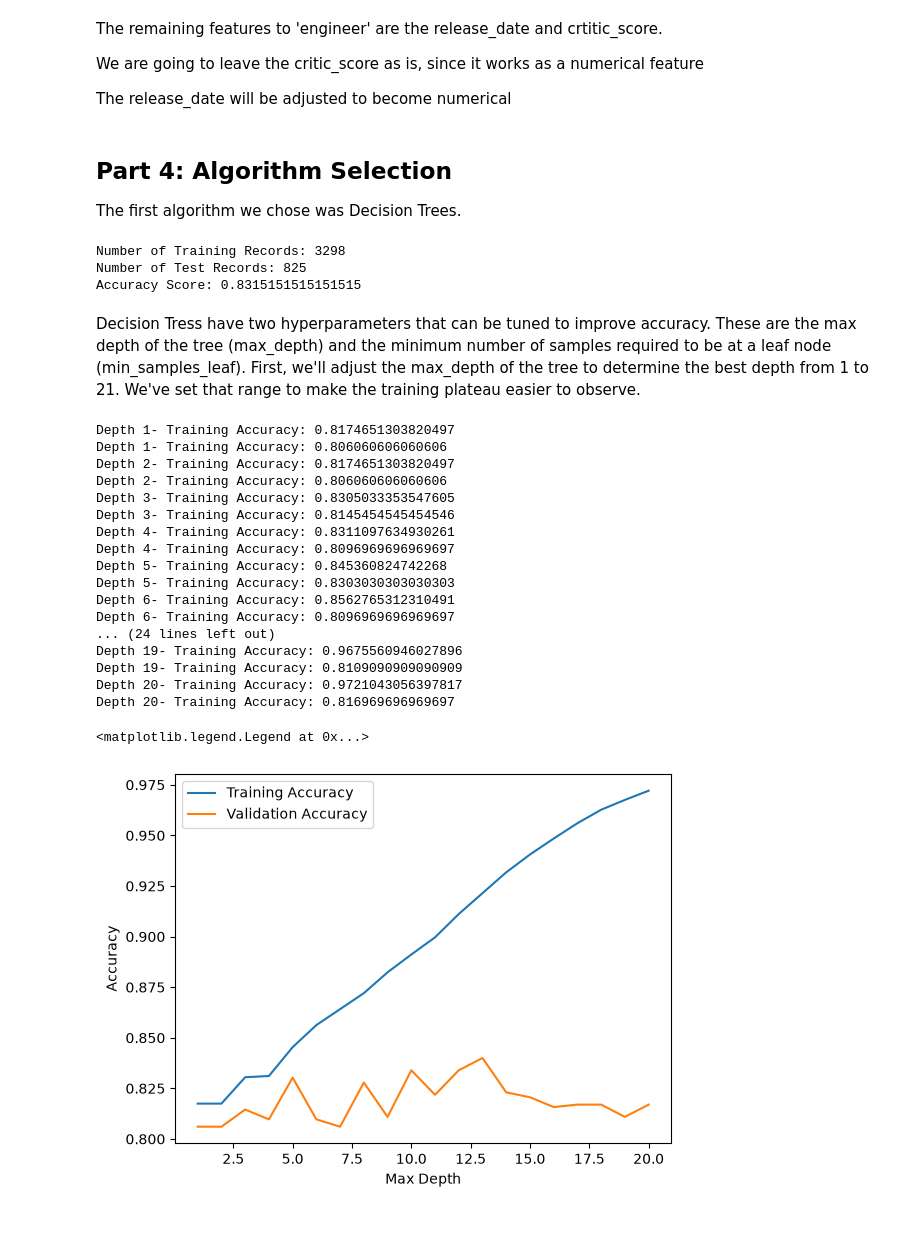
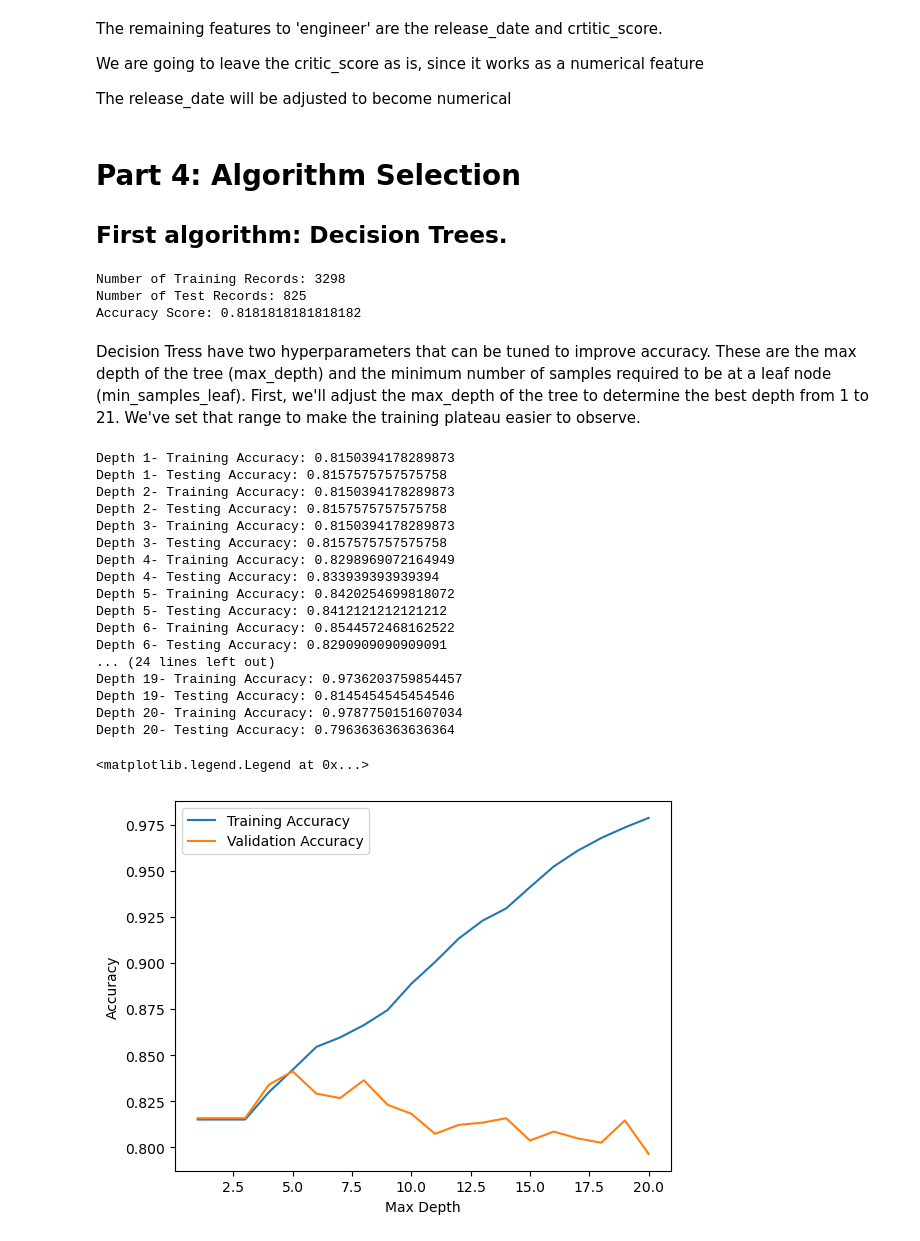
Before and after one commit to CarlosOlvera05/ML-Course-Project, a Jupyter notebook: MLProject.ipynb, the cells around one changed output. Drawn from its saved outputs; the diff is of its cells as text; code cells hidden in the pictures.

Commit message:
Did parts 4,5,6

```diff
--- a/MLProject.ipynb
+++ b/MLProject.ipynb
@@ -352,22 +354,32 @@ videogame_df["release_year"] = videogame_df["release_date"].dt.year
 # Drop the original release_date column
 videogame_df = videogame_df.drop(columns=["release_date"])
 # %% [markdown]
-## Part 4: Algorithm Selection
-The first algorithm we chose was Decision Trees.
+# Part 4: Algorithm Selection
+## First algorithm: Decision Trees.
 # %%
 # Title must be dropped for training
 videogame_labels = videogame_df['label_highselling']
 videogame_features = videogame_df.drop(columns=['label_highselling','title'])
 
 # We use the 80-20 split to separate our data into training and test sets.
-X_train, X_test, y_train, y_test = train_test_split(videogame_features, videogame_labels, test_size=0.2, train_size=0.8)
+X_train, X_test, y_train, y_test = train_test_split(
+    videogame_features,
+    videogame_labels,
+    test_size=0.2,
+    random_state=42,
+    stratify=videogame_labels
+)
 
 # Verify the number of records in each.
 print("Number of Training Records: " + str(len(X_train)))
 print("Number of Test Records: " + str(len(X_test)))
 
 # We can use the sci-kit learn DecisionTreeClassifier. We can then keep track of its accuracy.
-decision_tree = DecisionTreeClassifier(criterion='entropy', max_depth=10)
+decision_tree = DecisionTreeClassifier(
+    criterion="entropy",
+    max_depth=10,
+    random_state=42
+)
 decision_tree.fit(X_train, y_train)
 
 prediction = decision_tree.predict(X_test)
@@ -376,55 +388,59 @@ print("Accuracy Score: " + str(accuracy))
 # %% [output]
 Number of Training Records: 3298
 Number of Test Records: 825
-Accuracy Score: 0.8315151515151515
+Accuracy Score: 0.8181818181818182
 # %% [markdown]
 Decision Tress have two hyperparameters that can be tuned to improve accuracy. These are the max depth of the tree (max_depth) and the minimum number of samples required to be at a leaf node (min_samples_leaf). First, we'll adjust the max_depth of the tree to determine the best depth from 1 to 21. We've set that range to make the training plateau easier to observe.
 # %%
 training_accuracies = []
 testing_accuracies = []
 
 for depth in range(1, 21):
-    decision_tree = DecisionTreeClassifier(criterion='entropy', max_depth=depth)
+    decision_tree = DecisionTreeClassifier(
+    criterion="entropy",
+    max_depth=depth,
+    random_state=42
+    )
     decision_tree.fit(X_train, y_train)
 
     training_prediction = decision_tree.predict(X_train)
     training_accuracy = accuracy_score(y_train, training_prediction)
     training_accuracies.append(training_accuracy)
 
     testing_prediction = decision_tree.predict(X_test)
     testing_accuracy = accuracy_score(y_test, testing_prediction)
     testing_accuracies.append(testing_accuracy)
 
     print("Depth " + str(depth) + "- Training Accuracy: " + str(training_accuracy))
-    print("Depth " + str(depth) + "- Training Accuracy: " + str(testing_accuracy))
+    print("Depth " + str(depth) + "- Testing Accuracy: " + str(testing_accuracy))
 
 # We can see a visual of the accuracies here. We want to pick a validation accuracy that's highest
 # while the depth is kept low.
 plt.plot(range(1, 21), training_accuracies, label='Training Accuracy')
 plt.plot(range(1, 21), testing_accuracies, label='Validation Accuracy')
 plt.xlabel('Max Depth')
 plt.ylabel('Accuracy')
 plt.legend()
 # %% [output]
-Depth 1- Training Accuracy: 0.8174651303820497
-Depth 1- Training Accuracy: 0.806060606060606
-Depth 2- Training Accuracy: 0.8174651303820497
-Depth 2- Training Accuracy: 0.806060606060606
-Depth 3- Training Accuracy: 0.8305033353547605
-Depth 3- Training Accuracy: 0.8145454545454546
-Depth 4- Training Accuracy: 0.8311097634930261
-Depth 4- Training Accuracy: 0.8096969696969697
-Depth 5- Training Accuracy: 0.845360824742268
-Depth 5- Training Accuracy: 0.8303030303030303
-Depth 6- Training Accuracy: 0.8562765312310491
-Depth 6- Training Accuracy: 0.8096969696969697
+Depth 1- Training Accuracy: 0.8150394178289873
+Depth 1- Testing Accuracy: 0.8157575757575758
+Depth 2- Training Accuracy: 0.8150394178289873
+Depth 2- Testing Accuracy: 0.8157575757575758
+Depth 3- Training Accuracy: 0.8150394178289873
+Depth 3- Testing Accuracy: 0.8157575757575758
+Depth 4- Training Accuracy: 0.8298969072164949
+Depth 4- Testing Accuracy: 0.833939393939394
+Depth 5- Training Accuracy: 0.8420254699818072
+Depth 5- Testing Accuracy: 0.8412121212121212
+Depth 6- Training Accuracy: 0.8544572468162522
+Depth 6- Testing Accuracy: 0.8290909090909091
 ... (24 lines left out)
-Depth 19- Training Accuracy: 0.9675560946027896
-Depth 19- Training Accuracy: 0.8109090909090909
-Depth 20- Training Accuracy: 0.9721043056397817
-Depth 20- Training Accuracy: 0.816969696969697
+Depth 19- Training Accuracy: 0.9736203759854457
+Depth 19- Testing Accuracy: 0.8145454545454546
+Depth 20- Training Accuracy: 0.9787750151607034
+Depth 20- Testing Accuracy: 0.7963636363636364
 <matplotlib.legend.Legend at 0x...>
-[figure, old version]
+[figure, new version]
 # %%
 # We pick a set of leaf values that increases exponentially as smaller hyperparameter values are more
 # are more impactful for this value
```
Also changed, not shown: parts of 47 cells of this notebook.
